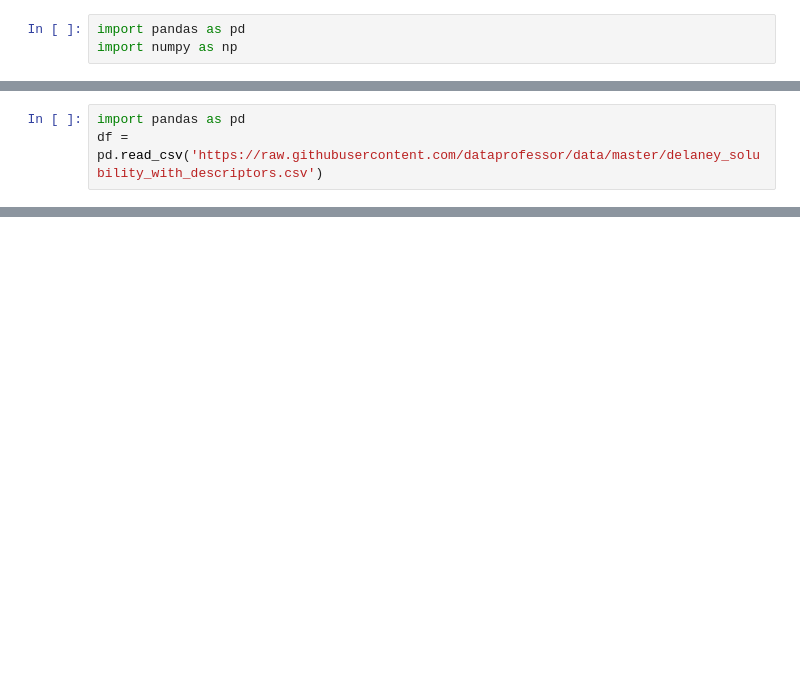
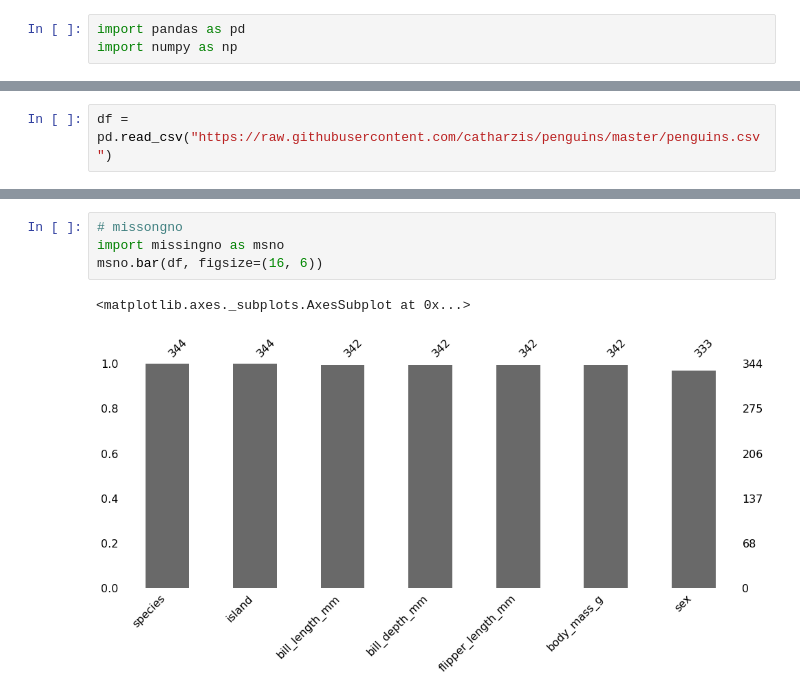
Before and after one commit to catharzis/penguins, a Jupyter notebook: toy_dataset.ipynb, the cells around one changed output, grey strips where cells are left out. Saved outputs shown, nothing was run; the diff lists cells and outputs as text; blank space fills up the shorter version.

```diff
--- a/toy_dataset.ipynb
+++ b/toy_dataset.ipynb
@@ -19,3 +4,2 @@ X, y = load_wine(return_X_y=True)
 # %%
-import pandas as pd
-df = pd.read_csv('https://raw.githubusercontent.com/dataprofessor/data/master/delaney_solubility_with_descriptors.csv')
+df = pd.read_csv("https://raw.githubusercontent.com/catharzis/penguins/master/penguins.csv")
@@ -39,0 +138,7 @@ bla bla bla for branch dev
+# %%
+# missongno
+import missingno as msno
+msno.bar(df, figsize=(16, 6))
+# %% [output]
+<matplotlib.axes._subplots.AxesSubplot at 0x...>
+[figure, added]
```
Also changed, not shown: parts of 40 cells of this notebook.
